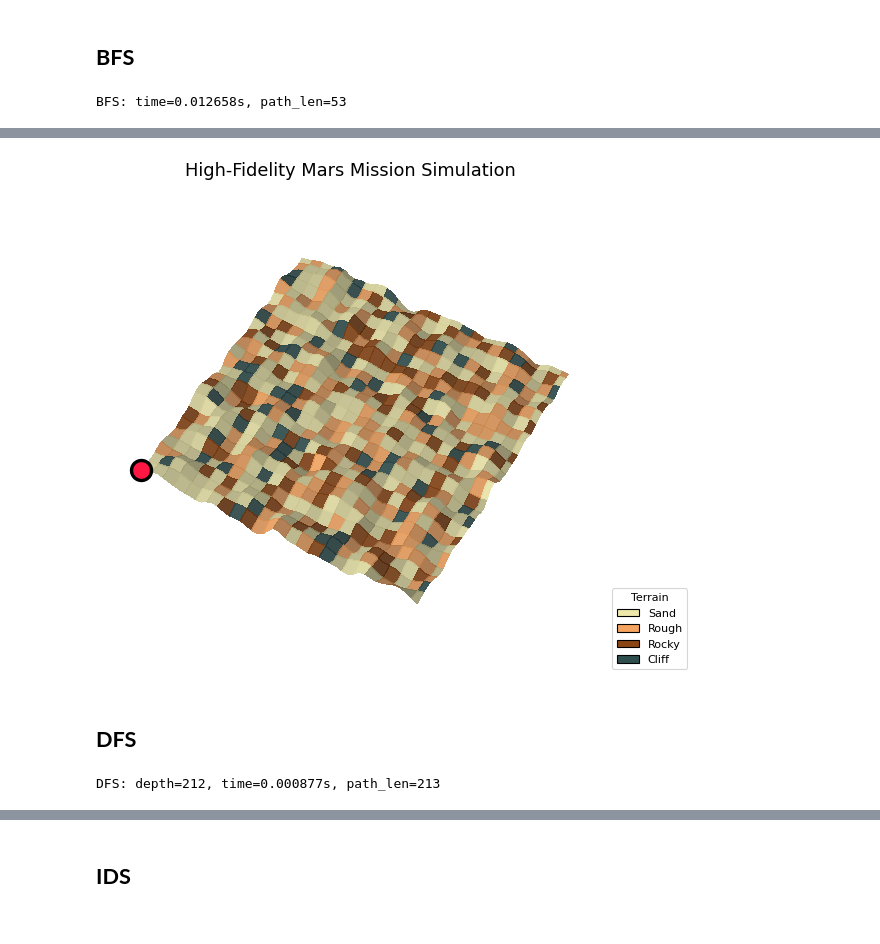
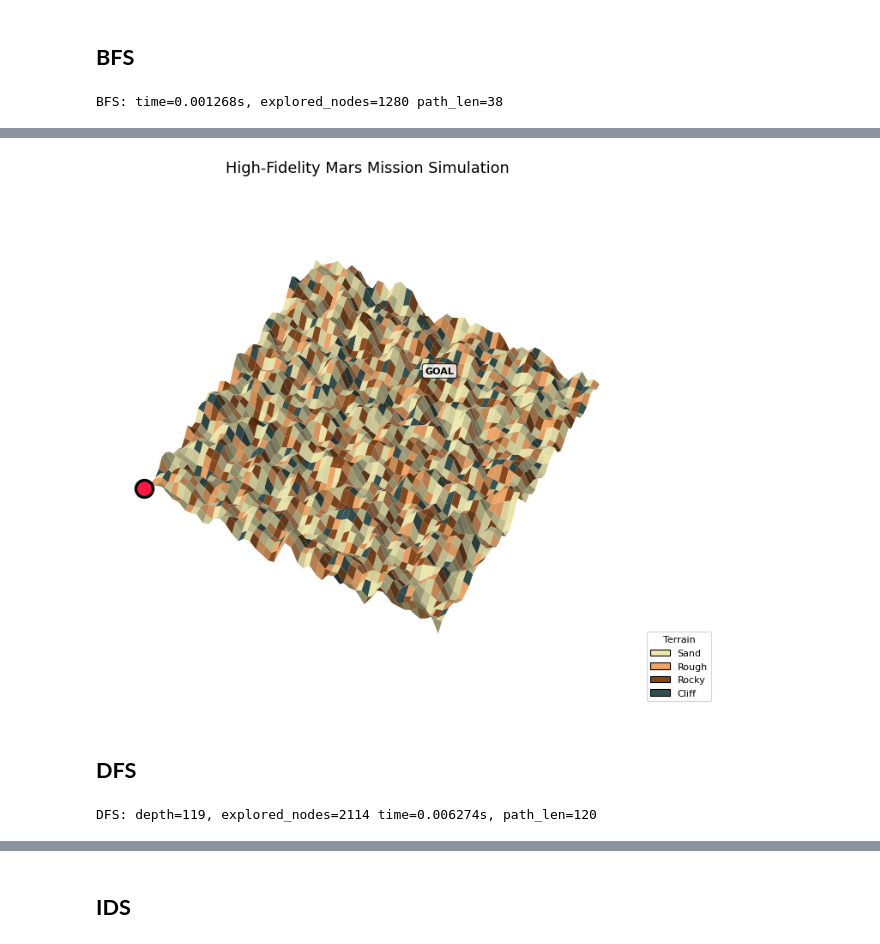
Before and after one commit to NadaSaleh745/Mars_rover_path_finding, a Jupyter notebook: src/problem/simulation.ipynb, the cells around one changed output, grey strips where cells are left out. Cells and saved outputs as stored; diff of their text form; code cells hidden in the pictures.

```diff
--- a/src/problem/simulation.ipynb
+++ b/src/problem/simulation.ipynb
@@ -28,7 +29,7 @@ terrain = np.random.choice([0, 1, 2, 3], size=(N, M), p=[0.5, 0.25, 0.15, cliff_
 
 # To make sure start and goal are valid
 start = (0, 0)
-goal = (N-1, M-1)
+goal = (37, 26)
 terrain[start] = 0
 terrain[goal] = 0
 
@@ -38,9 +39,16 @@ def move_cost(current, neighbor):
     x1, y1 = current
     x2, y2 = neighbor
 
-    distance = np.sqrt((x2-x1)**2 + (y2-y1)**2)
+    dx = abs(x2 - x1)
+    dy = abs(y2 - y1)
 
-    slope = abs(elevation[x2, y2] - elevation[x1, y1])
+    # Diagonal (octile) distance
+    D = 1
+    D2 = math.sqrt(2)
+    distance = D * (dx + dy) + (D2 - 2 * D) * min(dx, dy)
+
+    elevation_change = abs(elevation[x2, y2] - elevation[x1, y1])
+    slope = elevation_change / distance
 
     t_factor = terrain_cost[terrain[x2, y2]]
 
@@ -253,26 +262,26 @@ def visualize_realistic_mission(elevation_map, terrain_map, path_coords,
 ## **BFS**
 # %%
 start_t = time.perf_counter()
-bfs_path = bfs(G, start, goal)
+bfs_path, bfs_nodes = bfs(G, start, goal)
 bfs_elapsed = time.perf_counter() - start_t
-print(f"BFS: time={bfs_elapsed:.6f}s, path_len={len(bfs_path) if bfs_path else None}")
+print(f"BFS: time={bfs_elapsed:.6f}s, explored_nodes={bfs_nodes} path_len={len(bfs_path) if bfs_path else None}")
 # %% [output]
-BFS: time=0.012658s, path_len=53
+BFS: time=0.001268s, explored_nodes=1280 path_len=38
 # %%
-anim_real = visualize_realistic_mission(elevation, terrain, bfs_path)
+anim_real = visualize_realistic_mission(elevation, terrain, bfs_path, goal)
 anim_real.save('bfs_rover.mp4', writer='ffmpeg', fps=20, dpi=100, bitrate=1200)
 from IPython.display import Video
-Video('bfs_rover.mp4', embed=False)  # small notebook; external file playback
+Video('bfs_rover.mp4', embed=False)
 # %% [output]
 [interactive output not drawn]
-[figure, old version]
+[figure, new version]
 # %% [markdown]
 ## **DFS**
 # %%
 start_t = time.perf_counter()
-dfs_path, dfs_depth = dfs(G, start, goal)
+dfs_path, dfs_depth, dfs_nodes = dfs(G, start, goal)
 dfs_elapsed = time.perf_counter() - start_t
-print(f"DFS: depth={dfs_depth}, time={dfs_elapsed:.6f}s, path_len={len(dfs_path) if dfs_path else None}")
+print(f"DFS: depth={dfs_depth}, explored_nodes={dfs_nodes} time={dfs_elapsed:.6f}s, path_len={len(dfs_path) if dfs_path else None}")
 # %% [output]
-DFS: depth=212, time=0.000877s, path_len=213
+DFS: depth=119, explored_nodes=2114 time=0.006274s, path_len=120
 # %%
```
Also changed, not shown: parts of 29 cells of this notebook, 1 other file.
